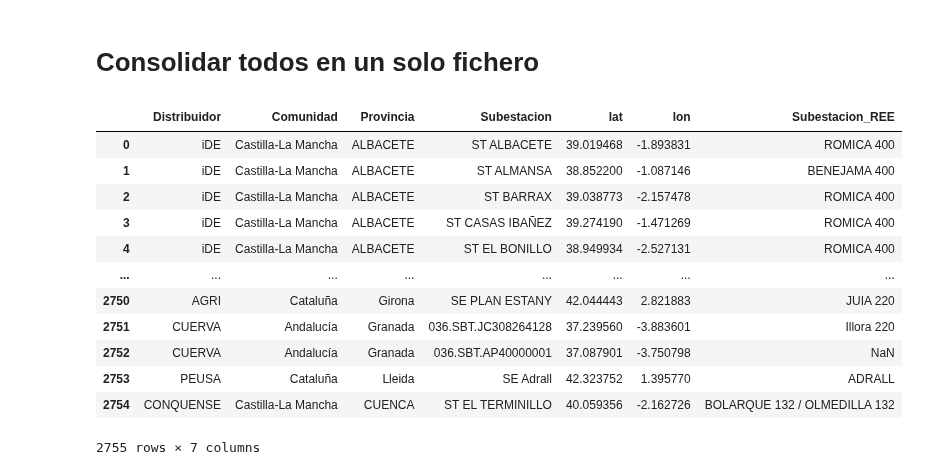
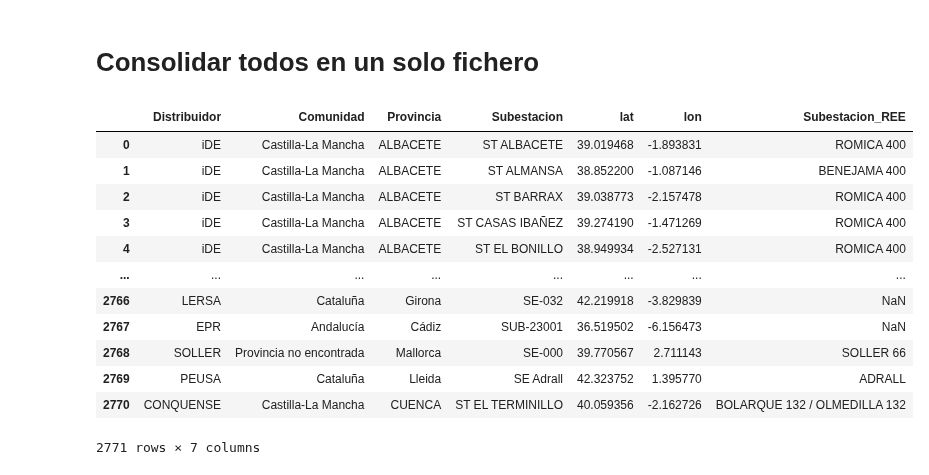
Before and after one commit to jacubero/SEE, a Jupyter notebook: Distribucion/distribucion.ipynb, the cells around one changed output. Drawn from its saved outputs; the diff is of its cells as text; code cells hidden in the pictures.

```diff
--- a/Distribucion/distribucion.ipynb
+++ b/Distribucion/distribucion.ipynb
@@ -1135,0 +1226,5 @@ CREVILLENT_df.to_excel('Excels/CREVILLENT.xlsx', index=False)
+# %%
+# Aplicar la función a la columna 'provincia' y crear una nueva columna 'comunidad_autonoma'
+EPR_df['Comunidad'] = EPR_df['Provincia'].apply(obtener_comunidad_autonoma)
+
+EPR_df.to_excel('Excels/EPR.xlsx', index=False)
@@ -1135,0 +1278,5 @@ CREVILLENT_df.to_excel('Excels/CREVILLENT.xlsx', index=False)
+# %%
+# Aplicar la función a la columna 'provincia' y crear una nueva columna 'comunidad_autonoma'
+PROHIDA_df['Comunidad'] = PROHIDA_df['Provincia'].apply(obtener_comunidad_autonoma)
+
+PROHIDA_df.to_excel('Excels/PROHIDA.xlsx', index=False)
@@ -1135,0 +1287,20 @@ CREVILLENT_df.to_excel('Excels/CREVILLENT.xlsx', index=False)
+# %%
+# https://solredis.6eis.es/solredis-web/distributor/21
+file_path = 'Excels/LERSA_capacidad.xlsx'
+
+# Read the Excel file
+LERSA_capacidad_df = pd.read_excel(file_path, sheet_name='Hoja1', header=[0])
+
+columns = [
+    'Provincia',
+    'X',
+    'Y',
+    'Subestacion_REE',
+    'Subestacion_LERSA'
+    ]
+
+# Get unique rows based on 'Identificador de la Subestación'
+LERSA_df = LERSA_capacidad_df[columns].drop_duplicates(subset='Subestacion_LERSA')
+
+# Display the resulting DataFrame
+LERSA_df
@@ -1136,3 +1324,8 @@ CREVILLENT_df.to_excel('Excels/CREVILLENT.xlsx', index=False)
+# %%
+# Aplicar la función a la columna 'provincia' y crear una nueva columna 'comunidad_autonoma'
+LERSA_df['Comunidad'] = LERSA_df['Provincia'].apply(obtener_comunidad_autonoma)
+
+LERSA_df.to_excel('Excels/LERSA.xlsx', index=False)
 # %% [markdown]
 # PEUSA
 # %% [markdown]
@@ -1245,44 +1438,48 @@ dfs = {
     "CUERVA": CUERVA_df,
     "GUADIELA": GUADIELA_df,
     "CREVILLENT": CREVILLENT_df,
+    "PROHIDA": PROHIDA_df,
+    "LERSA": LERSA_df,
+    "EPR": EPR_df,
+    "SOLLER": SOLLER_df,
     "PEUSA": PEUSA_df,
     "CONQUENSE": CONQUENSE_df
 }
 
 # Lista donde guardaremos todos los dataframes transformados
 normalized_dfs = []
 
 for name, df in dfs.items():
     # Normalizamos las columnas según el patrón esperado
     df_tmp = pd.DataFrame({
         "Distribuidor": name,
         "Comunidad": df["Comunidad"],
         "Provincia": df["Provincia"],
         "Subestacion": df[f"Subestacion_{name}"],  # Ejemplo: Subestacion_iDE
         "lat": df["Latitud"],
         "lon": df["Longitud"],
         "Subestacion_REE": df["Subestacion_REE"]
     })
     normalized_dfs.append(df_tmp)
 
 # Concatenamos todos en un solo DataFrame
 subestaciones_distribucion_df = pd.concat(normalized_dfs, ignore_index=True)
 
 subestaciones_distribucion_df
 # %% [output]
 |  | Distribuidor | Comunidad | Provincia | Subestacion | lat | lon | Subestacion_REE |
 | 0 | iDE | Castilla-La Mancha | ALBACETE | ST ALBACETE | 39.019468 | -1.893831 | ROMICA 400 |
 | 1 | iDE | Castilla-La Mancha | ALBACETE | ST ALMANSA | 38.852200 | -1.087146 | BENEJAMA 400 |
 | 2 | iDE | Castilla-La Mancha | ALBACETE | ST BARRAX | 39.038773 | -2.157478 | ROMICA 400 |
 | 3 | iDE | Castilla-La Mancha | ALBACETE | ST CASAS IBAÑEZ | 39.274190 | -1.471269 | ROMICA 400 |
 | 4 | iDE | Castilla-La Mancha | ALBACETE | ST EL BONILLO | 38.949934 | -2.527131 | ROMICA 400 |
 | ... | ... | ... | ... | ... | ... | ... | ... |
-| 2750 | AGRI | Cataluña | Girona | SE PLAN ESTANY | 42.044443 | 2.821883 | JUIA 220 |
-| 2751 | CUERVA | Andalucía | Granada | 036.SBT.JC308264128 | 37.239560 | -3.883601 | Illora 220 |
-| 2752 | CUERVA | Andalucía | Granada | 036.SBT.AP40000001 | 37.087901 | -3.750798 | NaN |
-| 2753 | PEUSA | Cataluña | Lleida | SE Adrall | 42.323752 | 1.395770 | ADRALL |
-| 2754 | CONQUENSE | Castilla-La Mancha | CUENCA | ST EL TERMINILLO | 40.059356 | -2.162726 | BOLARQUE 132 / OLMEDILLA 132 |
+| 2766 | LERSA | Cataluña | Girona | SE-032 | 42.219918 | -3.829839 | NaN |
+| 2767 | EPR | Andalucía | Cádiz | SUB-23001 | 36.519502 | -6.156473 | NaN |
+| 2768 | SOLLER | Provincia no encontrada | Mallorca | SE-000 | 39.770567 | 2.711143 | SOLLER 66 |
+| 2769 | PEUSA | Cataluña | Lleida | SE Adrall | 42.323752 | 1.395770 | ADRALL |
+| 2770 | CONQUENSE | Castilla-La Mancha | CUENCA | ST EL TERMINILLO | 40.059356 | -2.162726 | BOLARQUE 132 / OLMEDILLA 132 |
-2755 rows × 7 columns
+2771 rows × 7 columns
 # %%
 subestaciones_distribucion_df.to_excel('Excels/subestaciones_distribucion.xlsx', index=False)
 # %%
```
Also changed, not shown: parts of 31 cells of this notebook, 31 other files.
